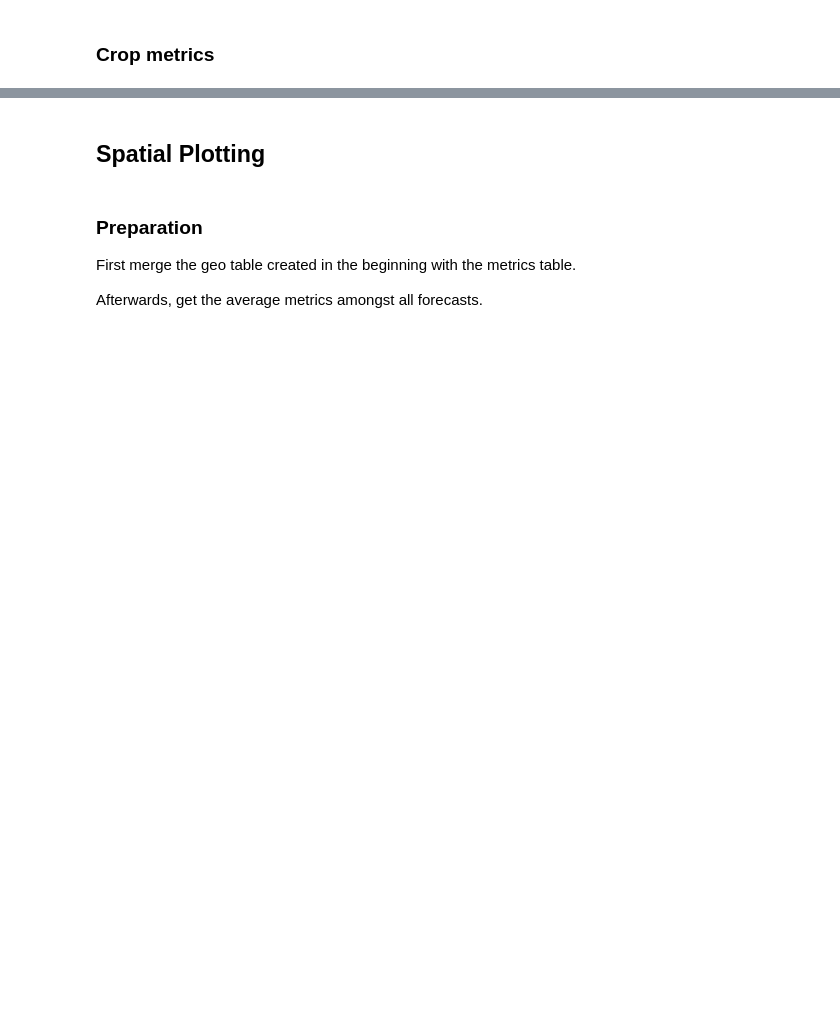
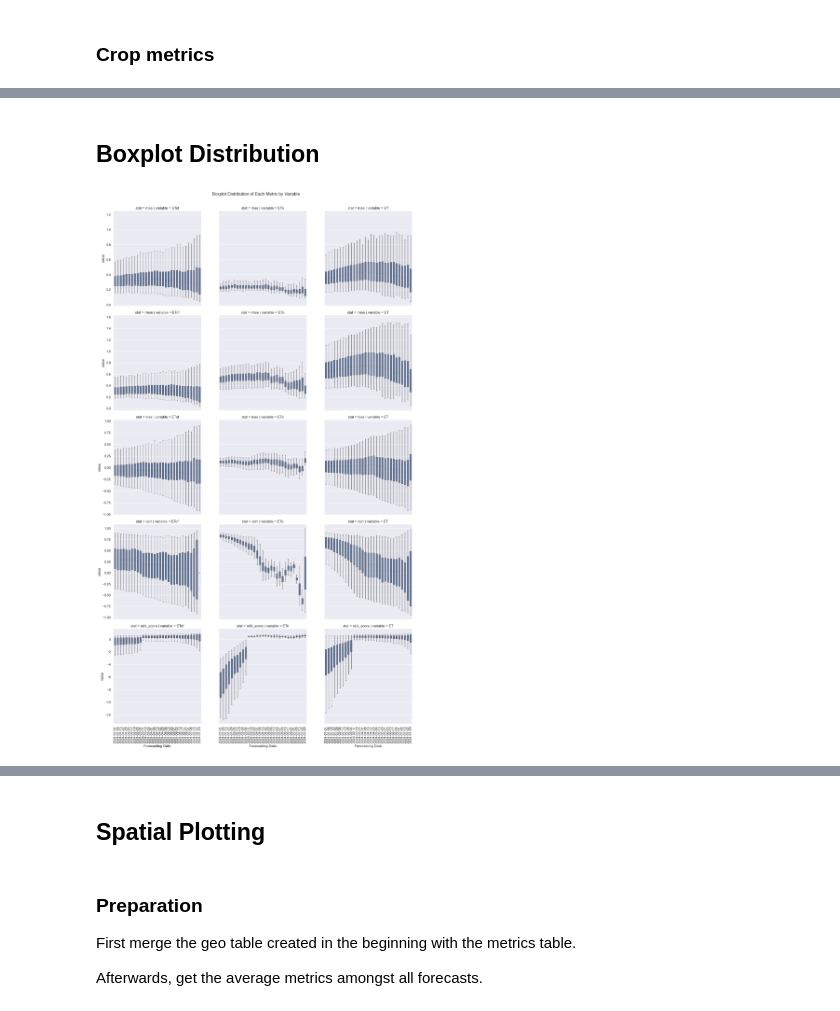
Before and after one commit to watrs-csumb/openet-forecast-analysis, a Jupyter notebook: monterey_analysis.ipynb, the cells around one changed output, grey strips where cells are left out. Cells and saved outputs as stored; diff of their text form; code cells hidden in the pictures; blank space fills up the shorter version.

```diff
--- a/monterey_analysis.ipynb
+++ b/monterey_analysis.ipynb
@@ -539,0 +491,15 @@ timeseries_rel(metrics_long, type='dis', kind='hist', stat='percent',
+# %% [markdown]
+## Boxplot Distribution
+# %%
+# Make vertical
+g = sns.catplot(data=metrics_long, kind='box',
+                y='value', x='forecasting_date', col='variable', row='stat',
+                sharey='row', width=0.5, errorbar='sd',
+                flierprops=dict(markersize=0)
+               );
+g.set_xlabels('Forecasting Date');
+# Relabel x axis
+g.tick_params(axis='x', rotation=90);
+plt.suptitle("Boxplot Distribution of Each Metric by Variable", y=1.02);
+# %% [output]
+[figure, added]
```
Also changed, not shown: parts of 86 cells of this notebook.
